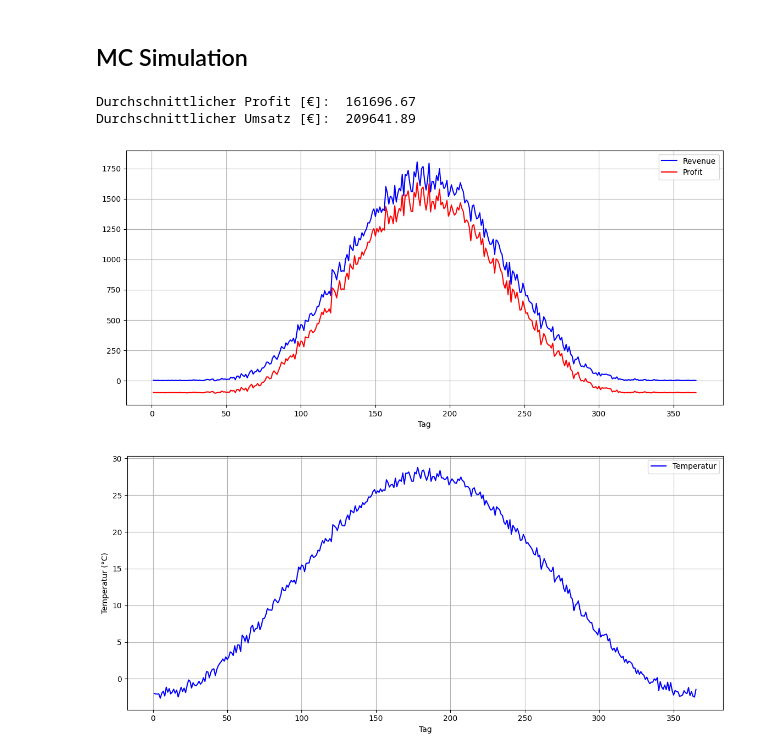
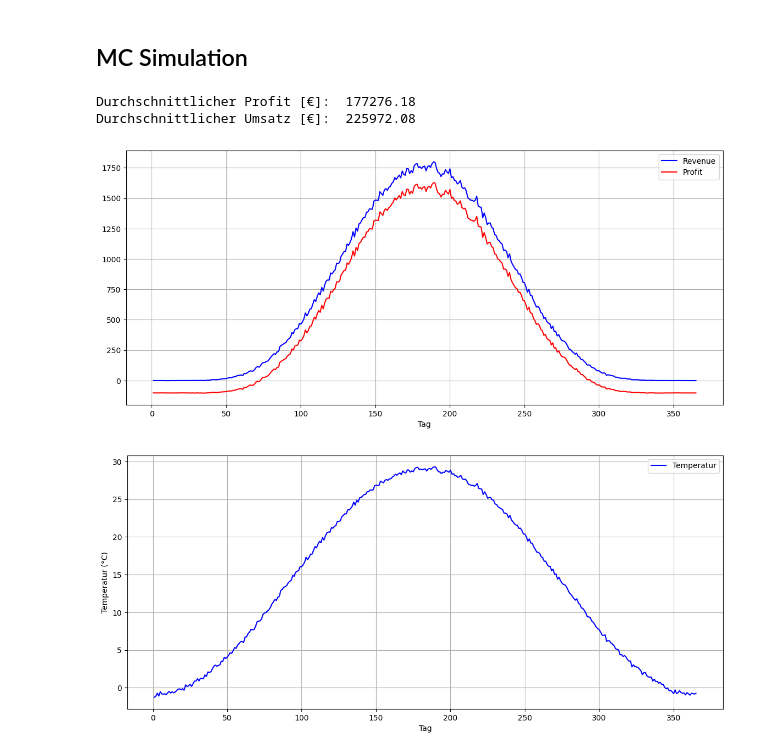
Before and after one commit to tombk556/Diskrete-Simulation-MC-Beleg, a Jupyter notebook: tests.ipynb, the cells around one changed output. Saved outputs shown, nothing was run; the diff lists cells and outputs as text; code cells hidden in the pictures.

```diff
--- a/tests.ipynb
+++ b/tests.ipynb
@@ -58,4 +58,16 @@ class EisdielenGeschäft:
 
         profit = gesamt_umsatz - gesamt_kosten
 
-        return profit, gesamt_umsatz, self.temperaturen
+
+        # Ergebnisse in einem DataFrame speichern
+        ergebnisse = pd.DataFrame({
+            'Tag': np.arange(1, tage_im_jahr + 1),
+            'Temperatur': self.temperaturen,
+            'Kundenanzahl': kundenanzahl,
+            'UmsatzProKunde': umsatz_pro_kunde,
+            'Gesamtumsatz': gesamt_umsatz,
+            'Gesamtkosten': gesamt_kosten,
+            'Profit/Loss': profit
+        })
+
+        return ergebnisse
@@ -62,7 +90,7 @@ class EisdielenGeschäft:
 # %% [markdown]
 ## MC Simulation
 # %%
-n = 10
+n = 100
 
 total_revenue = []
 total_profit= []
@@ -74,38 +102,40 @@ for _ in range(n):
     hot_year = np.random.choice([True, False])
     temp_var = np.random.randint(1, 5)
     temp = Temperature(hot_year=hot_year, temp_var=temp_var).calculate_temperature()
-    profit, revenue, temperature = EisdielenGeschäft(temperaturen=temp).run_modell()
+    df = EisdielenGeschäft(temperaturen=temp).run_modell()
+
+    profit, revenue, temperature = df['Profit/Loss'], df['Gesamtumsatz'], df['Temperatur']
     total_profit.append(sum(profit))
     total_revenue.append(sum(revenue))
     mean_revenue.append(revenue)
     mean_profit.append(profit)
     temperaturen.append(temperature)
 
 print("Durchschnittlicher Profit [€]: ", np.mean(total_profit).round(2))
 print("Durchschnittlicher Umsatz [€]: ", np.mean(total_revenue).round(2))
 
 days = np.arange(1, 366)
 mean_revenue = np.mean(mean_revenue, axis=0)
 mean_profit = np.mean(mean_profit, axis=0)
 mean_temperaturen = np.mean(temperaturen, axis=0)
 
 plt.figure(figsize=(14, 6))
 plt.plot(days, mean_revenue, label='Revenue', color='blue')
 plt.plot(days, mean_profit, label='Profit', color='red')
 plt.xlabel('Tag')
 plt.grid()
 plt.legend()
 plt.show()
 
 plt.figure(figsize=(14, 6))
 plt.plot(days, mean_temperaturen, label='Temperatur', color='blue')
 plt.xlabel('Tag')
 plt.ylabel('Temperatur (°C)')
 plt.grid()
 plt.legend()
 plt.show()
 # %% [output]
-Durchschnittlicher Profit [€]:  161696.67
-Durchschnittlicher Umsatz [€]:  209641.89
+Durchschnittlicher Profit [€]:  177276.18
+Durchschnittlicher Umsatz [€]:  225972.08
-[figure, old version]
+[figure, new version]
-[figure, old version]
+[figure, new version]
```
Also changed, not shown: parts of 1 cell of this notebook.
